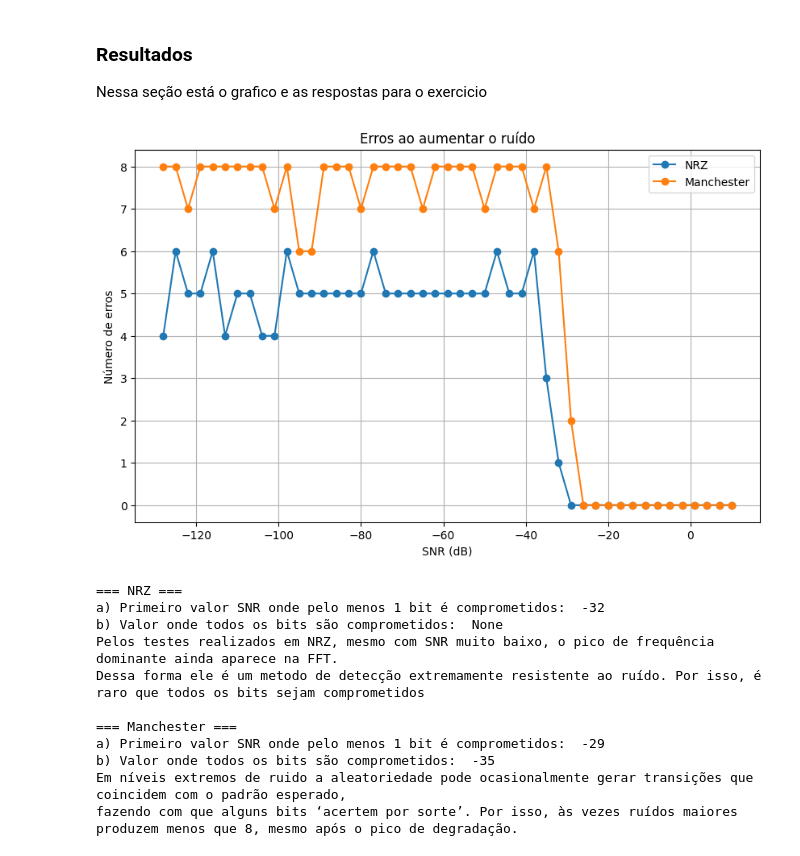
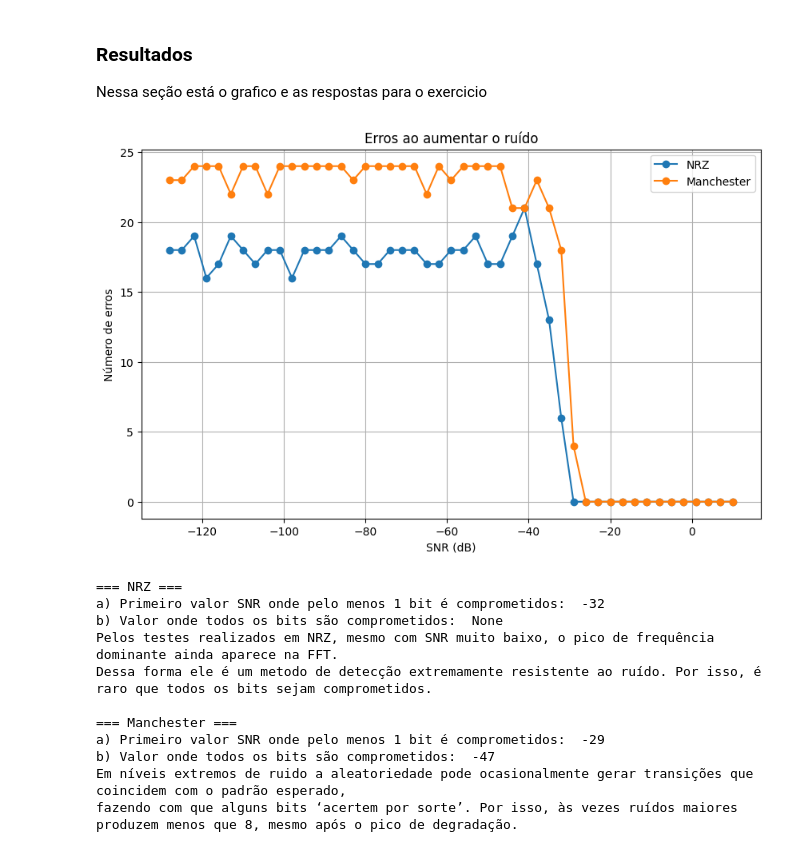
Before and after one commit to rafaell-silva/rc, a Jupyter notebook: lab01/modulacao/lab_relatorio.ipynb, the cells around one changed output. Saved outputs shown, nothing was run; the diff lists cells and outputs as text; code cells hidden in the pictures.

```diff
--- a/lab01/modulacao/lab_relatorio.ipynb
+++ b/lab01/modulacao/lab_relatorio.ipynb
@@ -315,7 +315,7 @@ def detectar_niveis(erros, snrs, total_bits):
             falha_total = snr
     return primeira_falha, falha_total
 
-original_bits = "00111000"
+original_bits = "000010000001000110100010"
 snr_range = np.arange(-128, 12, 3)
 
 erros_nrz = []
@@ -335,43 +335,43 @@ for snr in snr_range:
     noisy_man = adicionar_ruido(clean_man, snr)
     dec_man = decode_manchester(noisy_man, len(original_bits))
 
     erros = sum(1 for a,b in zip(original_bits, dec_man) if a != b)
     erros_man.append(erros)
 
 
 # ===================== GRÁFICO =====================
 plt.figure(figsize=(10,6))
 plt.plot(snr_range, erros_nrz, '-o', label="NRZ")
 plt.plot(snr_range, erros_man, '-o', label="Manchester")
 plt.xlabel("SNR (dB)")
 plt.ylabel("Número de erros")
 plt.title("Erros ao aumentar o ruído")
 plt.grid(True)
 plt.legend()
 plt.show()
 
 nrz_first, nrz_full = detectar_niveis(erros_nrz, snr_range, len(original_bits))
 man_first, man_full = detectar_niveis(erros_man, snr_range, len(original_bits))
 
 print("=== NRZ ===")
 print("a) Primeiro valor SNR onde pelo menos 1 bit é comprometidos: ", nrz_first)
 print("b) Valor onde todos os bits são comprometidos: ", nrz_full)
 print("Pelos testes realizados em NRZ, mesmo com SNR muito baixo, o pico de frequência dominante ainda aparece na FFT.\nDessa forma ele é um metodo de detecção extremamente resistente ao ruído. Por isso, é raro que todos os bits sejam comprometidos.")
 
 print("\n=== Manchester ===")
 print("a) Primeiro valor SNR onde pelo menos 1 bit é comprometidos: ", man_first)
 print("b) Valor onde todos os bits são comprometidos: ", man_full)
-print("Em níveis extremos de ruido a aleatoriedade pode ocasionalmente gerar transições que coincidem com o padrão esperado,\nfazendo com que alguns bits ‘acertem por sorte’. Por isso, às vezes ruídos maiores produzem menos que 8, mesmo após o pico de degradação.")
+print("Em níveis extremos de ruido a aleatoriedade pode ocasionalmente gerar transições que coincidem com o padrão esperado,\nfazendo com que alguns bits ‘acertem por sorte’. Por isso, às vezes ruídos maiores produzem menos que o valor total, mesmo após o pico de degradação.")
 # %% [output]
-[figure, old version]
+[figure, new version]
 === NRZ ===
 a) Primeiro valor SNR onde pelo menos 1 bit é comprometidos:  -32
 b) Valor onde todos os bits são comprometidos:  None
 Pelos testes realizados em NRZ, mesmo com SNR muito baixo, o pico de frequência dominante ainda aparece na FFT.
-Dessa forma ele é um metodo de detecção extremamente resistente ao ruído. Por isso, é raro que todos os bits sejam comprometidos
+Dessa forma ele é um metodo de detecção extremamente resistente ao ruído. Por isso, é raro que todos os bits sejam comprometidos.
 
 === Manchester ===
 a) Primeiro valor SNR onde pelo menos 1 bit é comprometidos:  -29
-b) Valor onde todos os bits são comprometidos:  -35
+b) Valor onde todos os bits são comprometidos:  -47
 Em níveis extremos de ruido a aleatoriedade pode ocasionalmente gerar transições que coincidem com o padrão esperado,
 fazendo com que alguns bits ‘acertem por sorte’. Por isso, às vezes ruídos maiores produzem menos que 8, mesmo após o pico de degradação.
```
